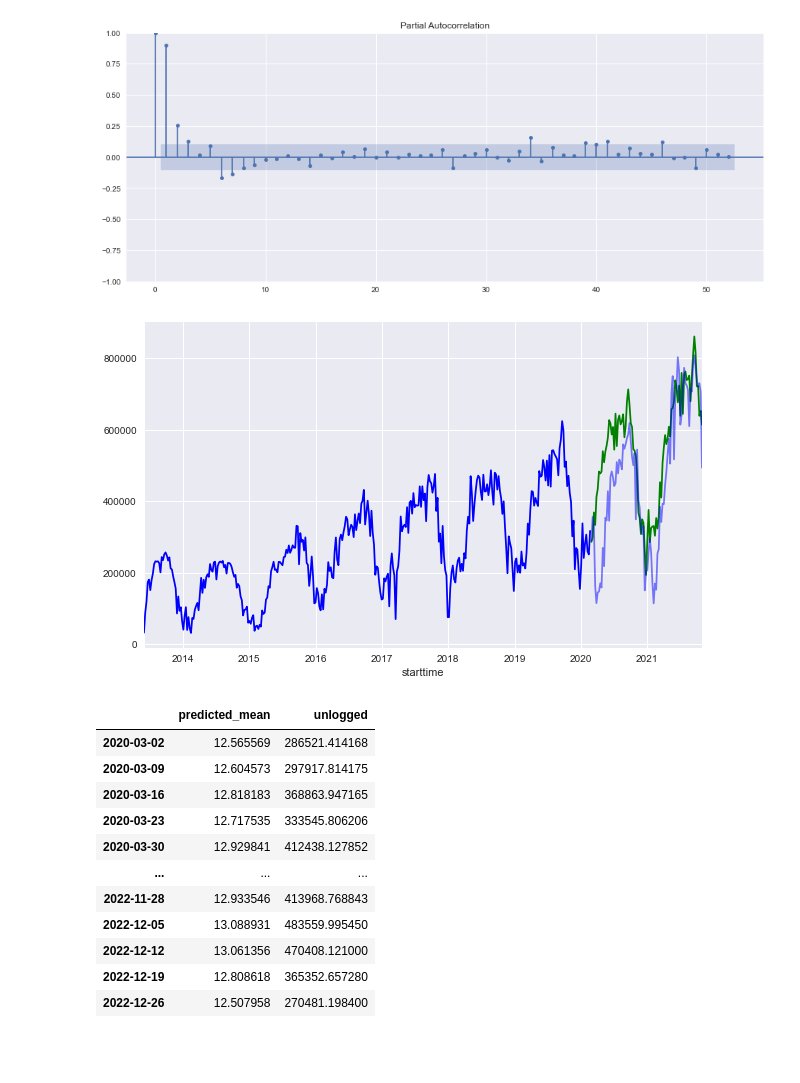
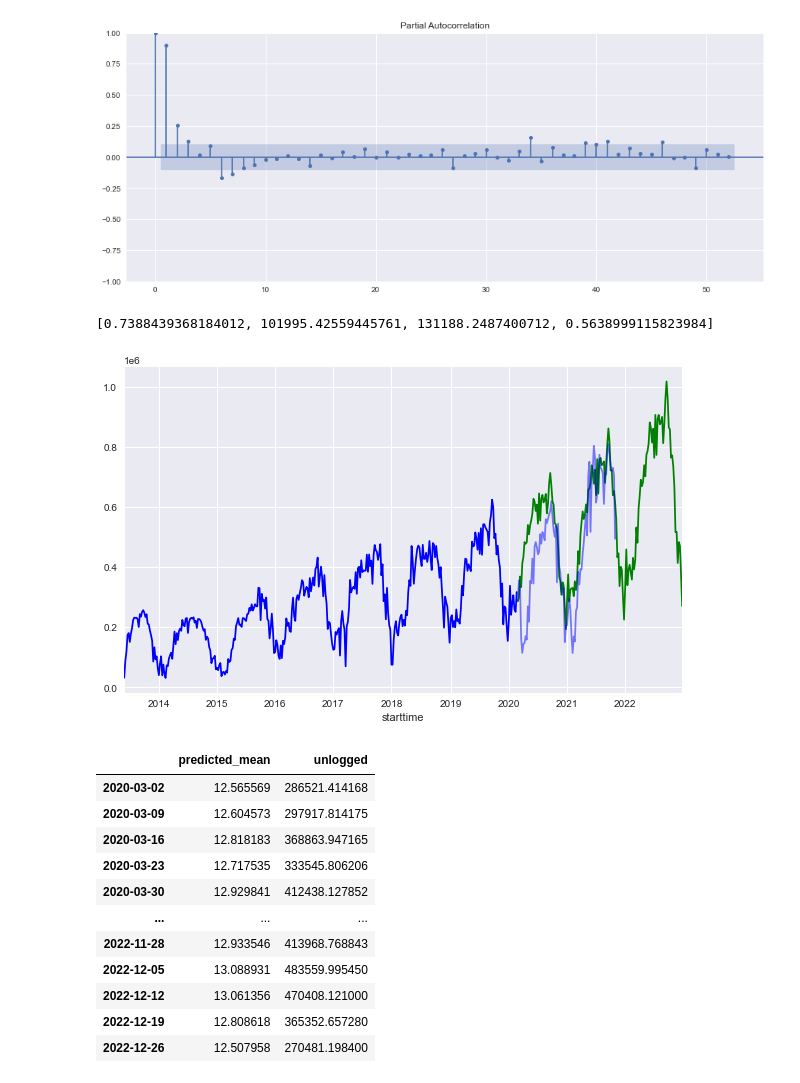
Before and after one commit to marvelje/citibike_ridership_project, a Jupyter notebook: citibike_arima.ipynb, the cells around one changed output. Drawn from its saved outputs; the diff is of its cells as text; code cells hidden in the pictures; blank space fills up the shorter version.

```diff
--- a/citibike_arima.ipynb
+++ b/citibike_arima.ipynb
@@ -509,10 +524,14 @@ best_arima = SARIMAX(train_weekly2, order=(3, 1, 1), seasonal_order=(1, 1, 0, 52
 weekly_future_df['preds_best_arima'] = best_arima.forecast(steps = len(test_weekly2))
 
 results_best_arima = report_metrics(np.exp(test_weekly2), np.exp(weekly_future_df['preds_best_arima']), True)
-# %%
-plot_results(weekly_ridership2, weekly_future_df['preds_best_arima'], True)
-# %% [output]
-[figure, removed]
+# %%
+results_best_arima
+# %% [output]
+[0.7388439368184012, 101995.42559445761, 131188.2487400712, 0.5638999115823984]
+# %%
+plot_results(weekly_ridership2, best_arima.forecast(steps = len(test_weekly2) + 60), True)
+# %% [output]
+[figure, added]
 # %%
 # How many rides does this suggest will happen in 2022?
 
```
Also changed, not shown: parts of 6 cells of this notebook, 2 other files.
